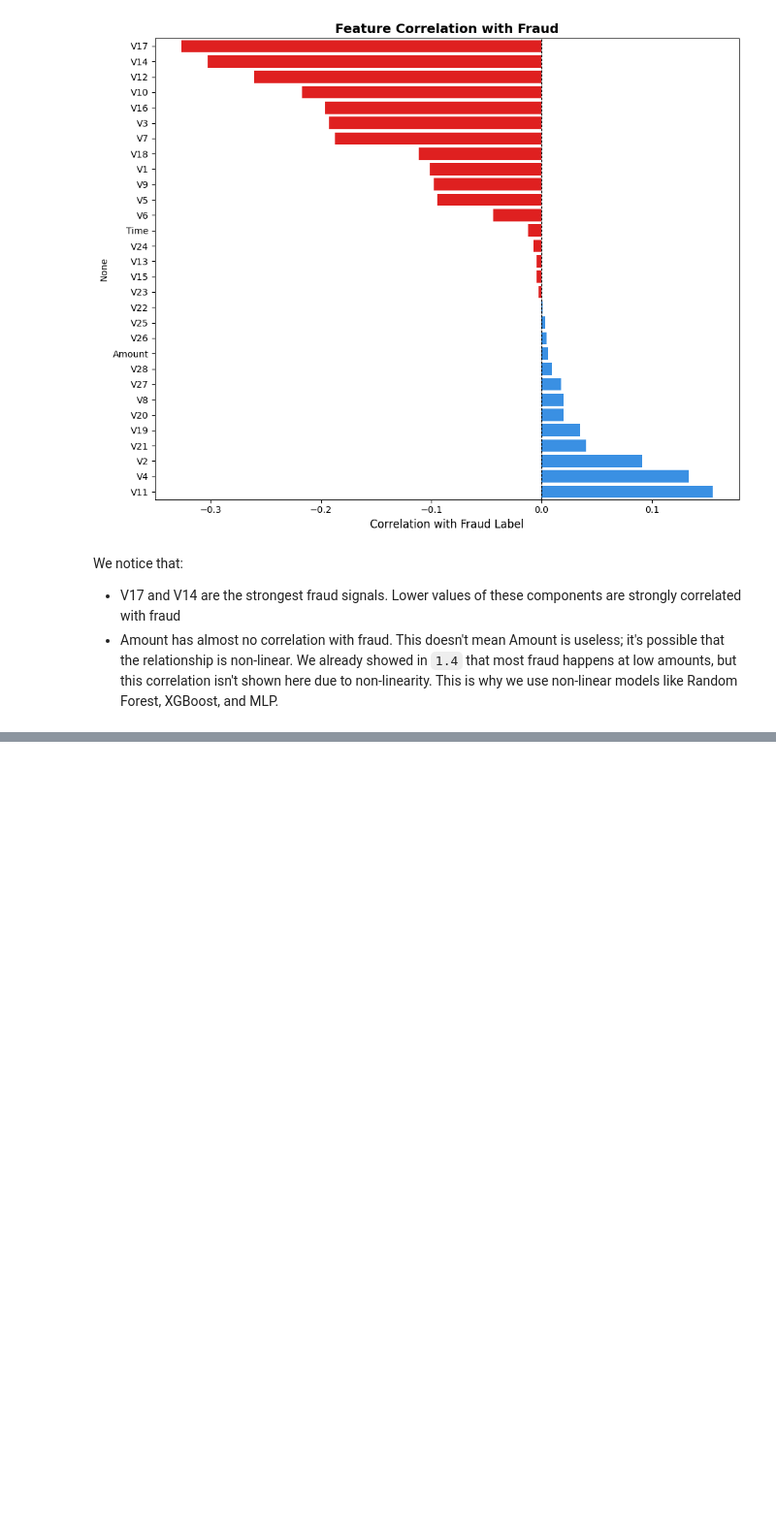
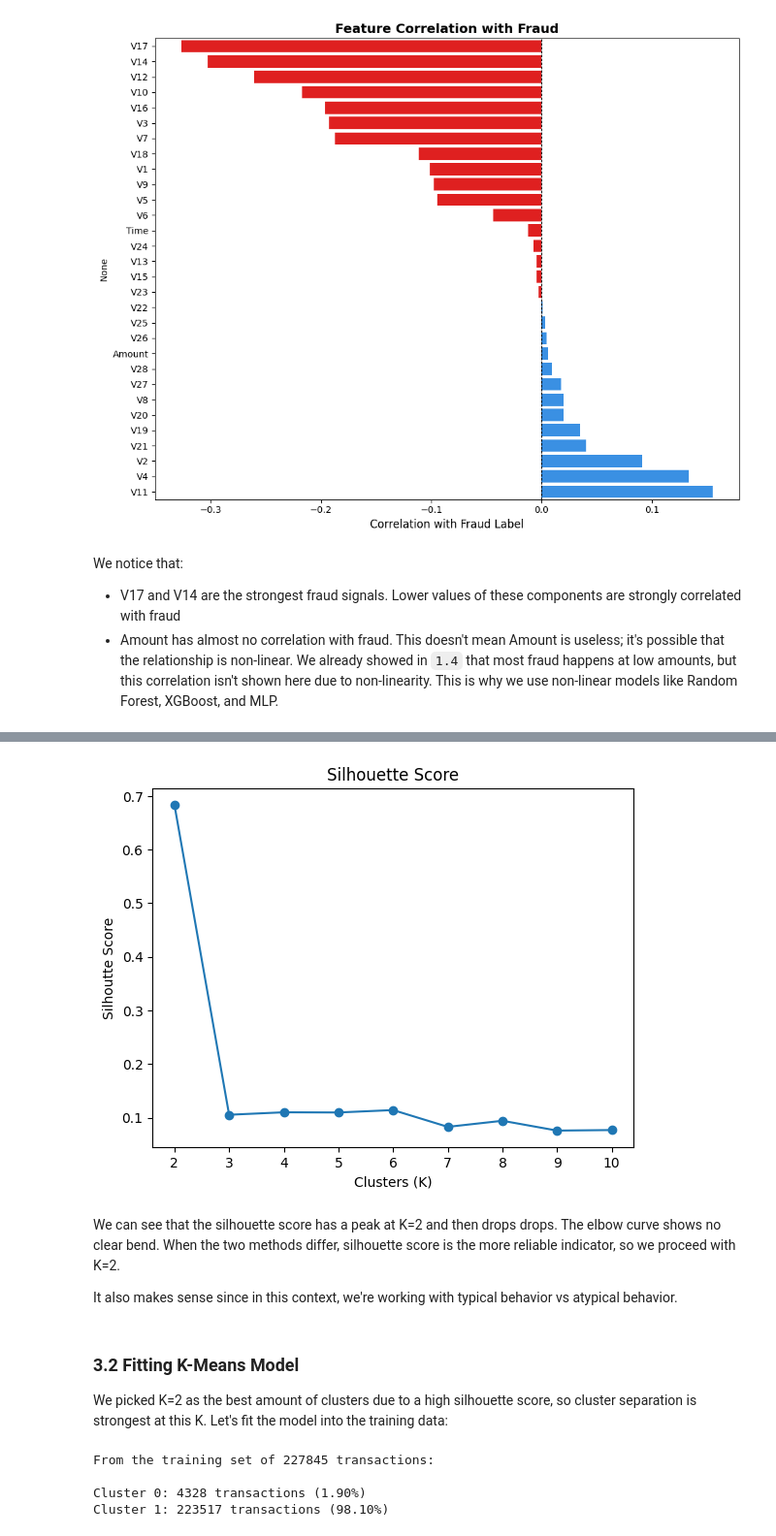
Before and after one commit to ShawarmaOnGit/ML-Assessment, a Jupyter notebook: credit_card_fraud_detection.ipynb, the cells around one changed output, grey strips where cells are left out. Shown at 97% size. Drawn from its saved outputs; the diff is of its cells as text; code cells hidden in the pictures; blank space fills up the shorter version.

```diff
--- a/credit_card_fraud_detection.ipynb
+++ b/credit_card_fraud_detection.ipynb
@@ -247,0 +359,32 @@ We notice that:
+# %%
+plt.plot(cluster_numbers, silhouette_scores, marker='o')
+plt.title("Silhouette Score")
+plt.xlabel("Clusters (K)")
+plt.ylabel("Silhoutte Score")
+plt.savefig('plots/silhouette_score.png', dpi=200)
+plt.show()
+# %% [output]
+[figure, added]
+# %% [markdown]
+We can see that the silhouette score has a peak at K=2 and then drops
+drops. The elbow curve shows no clear bend. When the two methods differ, silhouette score is the more reliable indicator, so we proceed with K=2.
+
+It also makes sense since in this context, we're working with typical behavior vs atypical behavior.
+# %% [markdown]
+### 3.2 Fitting K-Means Model
+
+We picked K=2 as the best amount of clusters due to a high silhouette score, so cluster separation is strongest at this K. Let's fit the model into the training data:
+# %%
+kmeans = KMeans(n_clusters=2, random_state=99)
+train_clusters = kmeans.fit_predict(X_train)
+test_clusters = kmeans.predict(X_test)
+
+print(f"From the training set of {len(train_clusters)} transactions:\n")
+unique, counts = np.unique(train_clusters, return_counts=True)
+for cluster, count in zip(unique, counts):
+    print(f"Cluster {cluster}: {count} transactions ({count/len(train_clusters)*100:.2f}%)")
+# %% [output]
+From the training set of 227845 transactions:
+
+Cluster 0: 4328 transactions (1.90%)
+Cluster 1: 223517 transactions (98.10%)
```
Also changed, not shown: parts of 15 cells of this notebook.
